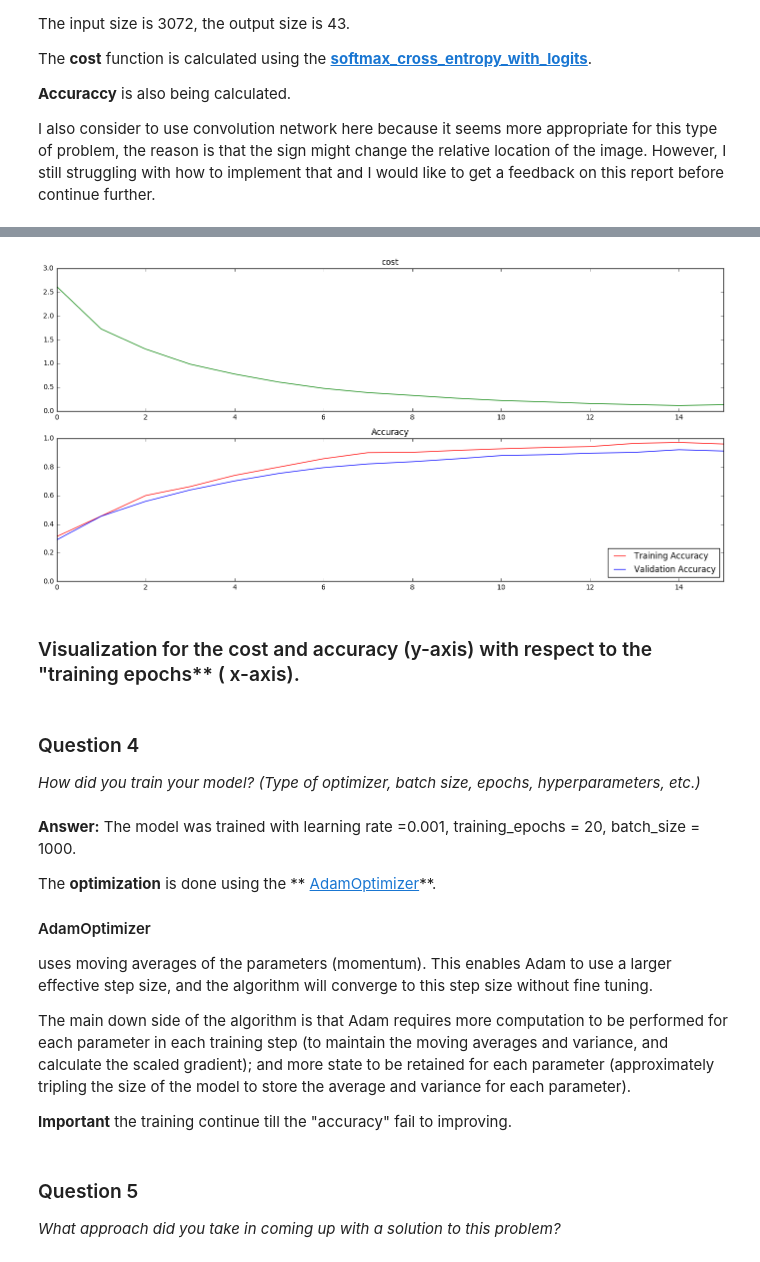
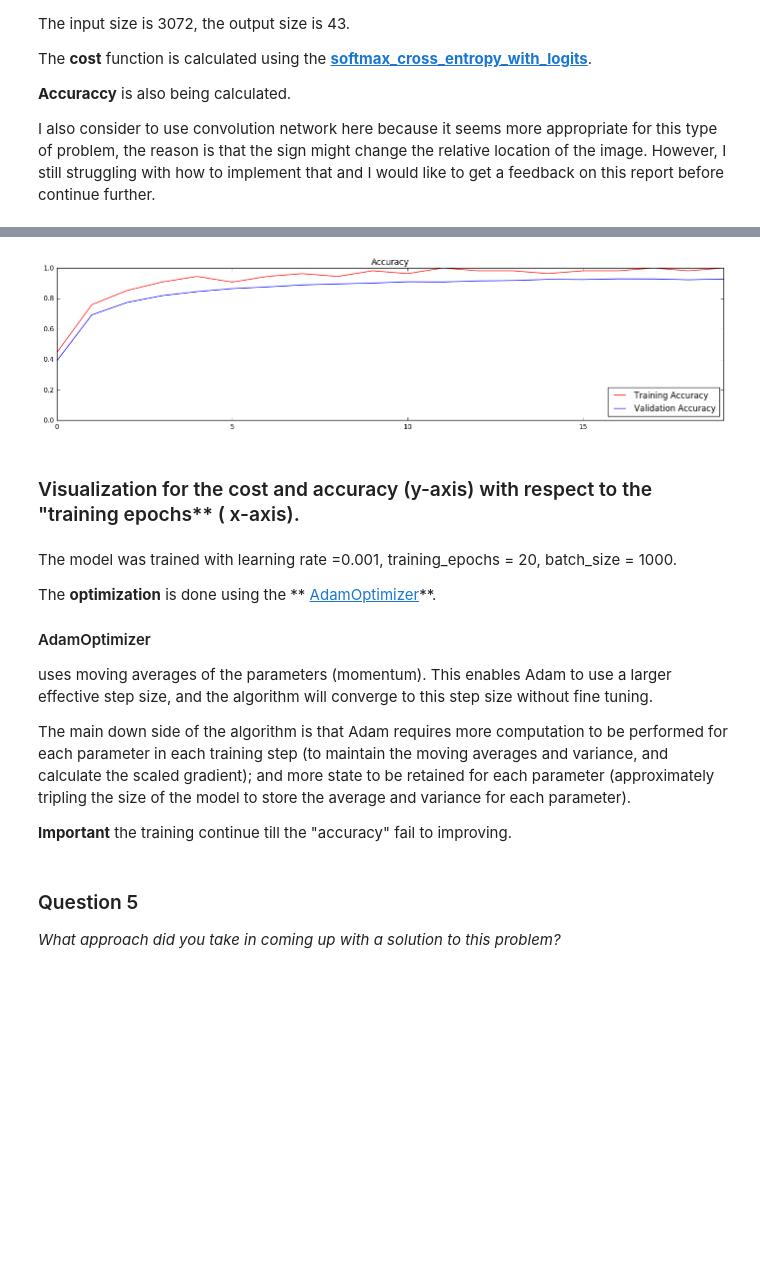
Before and after one commit to Shmuelnaaman/Traffic_Sign_Classifier_neural_network, a Jupyter notebook: Traffic_Signs_Recognition.ipynb, the cells around one changed output, grey strips where cells are left out. Cells and saved outputs as stored; diff of their text form; code cells hidden in the pictures; blank space fills up the shorter version.

```diff
--- a/Traffic_Signs_Recognition.ipynb
+++ b/Traffic_Signs_Recognition.ipynb
@@ -197,0 +197,5 @@ _Describe how you set up the training, validation and testing data for your mode
+# %%
+dim=2
+valid_features_1=valid_features.reshape(valid_features.shape[0], 32,32,3)[:,:,:,dim,np.newaxis]
+train_features_1=train_features.reshape(train_features.shape[0], 32,32,3)[:,:,:,dim,np.newaxis]
+X_test_t_1=X_test_t.reshape(X_test_t.shape[0], 32,32,3)[:,:,:,dim,np.newaxis]
@@ -215,0 +383,12 @@ I also consider to use convolution network here because it seems more appropriat
+# %%
+batches=    list=[x for x in range(0,len(train_acc_batch ))]
+
+acc_plot = plt.subplot(212)
+acc_plot.set_title('Accuracy')
+acc_plot.plot(batches, train_acc_batch, 'r', label='Training Accuracy')
+acc_plot.plot(batches, val_acc_batch, 'b', label='Validation Accuracy')
+acc_plot.set_ylim([0, 1.0])
+acc_plot.set_xlim([batches[0], batches[-1]])
+acc_plot.legend(loc=4)
+plt.tight_layout()
+plt.show()
@@ -216 +399,20 @@ I also consider to use convolution network here because it seems more appropriat
+# %%
+
+
+def print_epoch_stats(epoch_i, sess, last_features, last_labels):
+    """
+    Print cost and validation accuracy of an epoch
+    """
+    current_cost = sess.run(
+        cost,
+        feed_dict={x: last_features, y: last_labels})
+    valid_accuracy = sess.run(
+        accuracy,
+        feed_dict={x: valid_features_1, y: valid_labels})
+
+    print('Epoch: {:<4} - Cost: {:<8.3} Valid Accuracy: {:<5.3}'.format(
+        epoch_i,
+        current_cost,
+        valid_accuracy))
+    val_acc_batch.append([valid_accuracy])
 # %%
@@ -364,28 +573,21 @@ Test Accuracy: 0.791766
 # %%
-batches=    [0, 1, 2, 3, 4, 5, 6, 7, 8, 9, 10, 11, 12, 13 ,14 ,15]
-loss_plot = plt.subplot(211)
-loss_plot.set_title('cost')
-loss_plot.plot(batches, train_cost_batch, 'g')
-loss_plot.set_xlim([batches[0], batches[-1]])
+batches=    list=[x for x in range(0,len(train_acc_batch ))]
+
 acc_plot = plt.subplot(212)
 acc_plot.set_title('Accuracy')
 acc_plot.plot(batches, train_acc_batch, 'r', label='Training Accuracy')
 acc_plot.plot(batches, val_acc_batch, 'b', label='Validation Accuracy')
 acc_plot.set_ylim([0, 1.0])
 acc_plot.set_xlim([batches[0], batches[-1]])
 acc_plot.legend(loc=4)
 plt.tight_layout()
 plt.show()
 # %% [output]
-[figure, old version]
+[figure, new version]
 # %% [markdown]
 ### Visualization for the cost and accuracy (y-axis) with respect to the "training epochs** ( x-axis).
-# %% [markdown]
-### Question 4
-
-_How did you train your model? (Type of optimizer, batch size, epochs, hyperparameters, etc.)_
 # %% [markdown]
-**Answer:** The model was trained with learning rate =0.001, training_epochs = 20, batch_size = 1000.
+The model was trained with learning rate =0.001, training_epochs = 20, batch_size = 1000.
 
 The **optimization** is done using the ** [AdamOptimizer](http://stats.stackexchange.com/questions/184448/difference-between-gradientdescentoptimizer-and-adamoptimizer-tensorflow)**.
 
```
Also changed, not shown: parts of 37 cells of this notebook.
